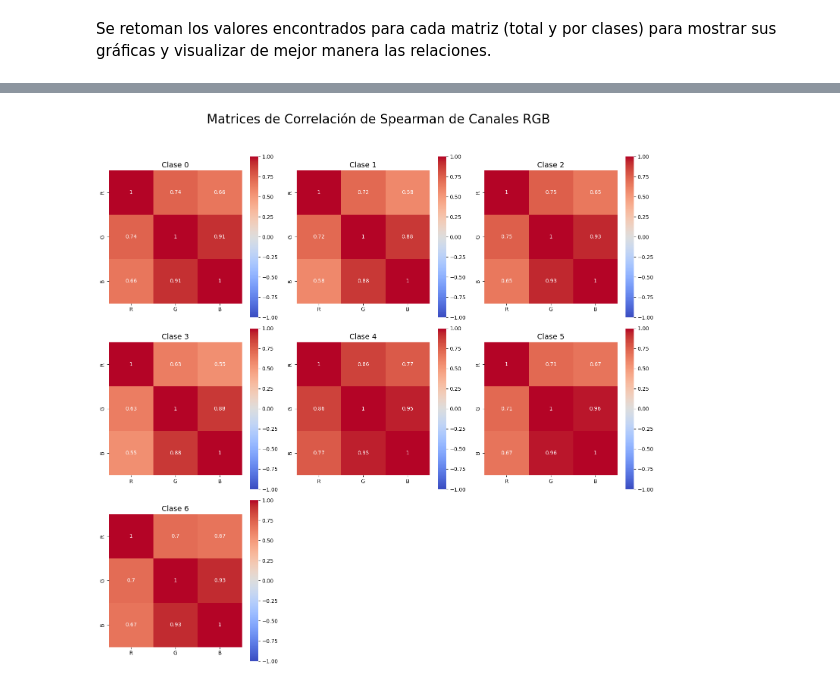
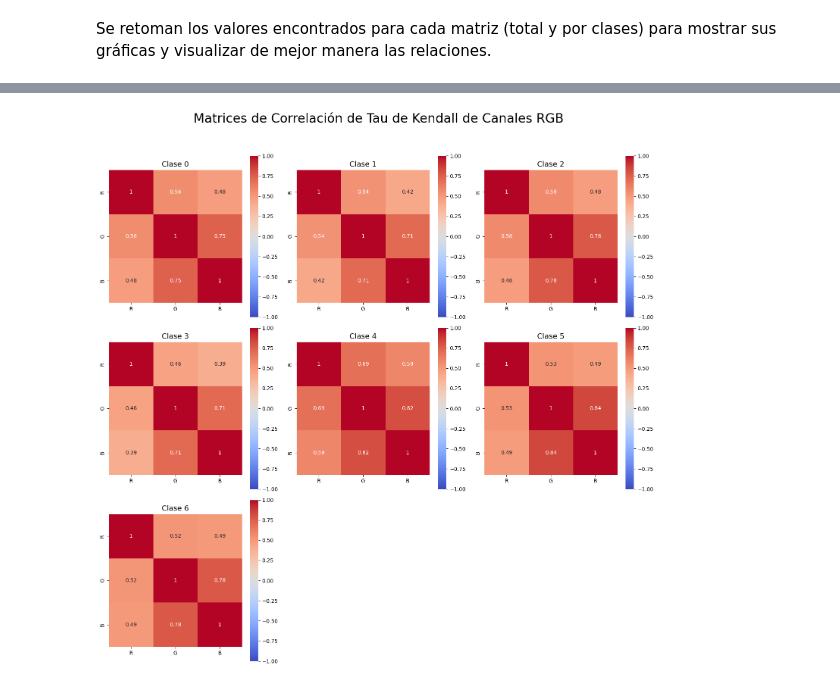
Before and after one commit to matgoni/Dermatology_MNIST, a Jupyter notebook: Correlación de Tau de Kendall.ipynb, the cells around one changed output, grey strips where cells are left out. Cells and saved outputs as stored; diff of their text form; code cells hidden in the pictures.

```diff
--- a/Correlación de Tau de Kendall.ipynb
+++ b/Correlación de Tau de Kendall.ipynb
@@ -266,8 +261,8 @@ df_clase_3 = pd.DataFrame({
     'B': dermatofibroma_28[:, :, :, 2].flatten()
 })
 
-m_3 = df_clase_3.corr(method='spearman')
+m_3 = df_clase_3.corr(method='kendall')
 
-print("Matriz de correlación de Spearman entre canales RGB:")
+print("Matriz de correlación de Tau de Kendall entre canales RGB:")
 print(m_3)
 # %% [output]
@@ -285,8 +280,8 @@ df_clase_4 = pd.DataFrame({
     'B': melanoma_28[:, :, :, 2].flatten()
 })
 
-m_4 = df_clase_4.corr(method='spearman')
+m_4 = df_clase_4.corr(method='kendall')
 
-print("Matriz de correlación de Spearman entre canales RGB:")
+print("Matriz de correlación de Tau de Kendall entre canales RGB:")
 print(m_4)
 # %% [output]
@@ -304,8 +299,8 @@ df_clase_5 = pd.DataFrame({
     'B': melanocytic_nevi_28[:, :, :, 2].flatten()
 })
 
-m_5 = df_clase_5.corr(method='spearman')
+m_5 = df_clase_5.corr(method='kendall')
 
-print("Matriz de correlación de Spearman entre canales RGB:")
+print("Matriz de correlación de Tau de Kendall entre canales RGB:")
 print(m_5)
 # %% [output]
@@ -323,8 +318,8 @@ df_clase_6 = pd.DataFrame({
     'B': vascular_lesions_28[:, :, :, 2].flatten()
 })
 
-m_6 = df_clase_6.corr(method='spearman')
+m_6 = df_clase_6.corr(method='kendall')
 
-print("Matriz de correlación de Spearman entre canales RGB:")
+print("Matriz de correlación de Tau de Kendall entre canales RGB:")
 print(m_6)
 # %% [output]
@@ -350,24 +343,24 @@ La matriz de correlación de Spearman indica que existe una relación lineal muy
 # %%
 # Supongamos que tienes tus 6 matrices de correlación en una lista
 matrices_correlacion = [m_0, m_1, m_2, m_3, m_4, m_5, m_6]
 
 # Configurar la figura y las subplots en un layout de 3x2
 fig, axes = plt.subplots(3, 3, figsize=(15, 15))
-fig.suptitle("Matrices de Correlación de Spearman de Canales RGB", fontsize=24)
+fig.suptitle("Matrices de Correlación de Tau de Kendall de Canales RGB", fontsize=24)
 
 # Graficar cada matriz de correlación
 for i, matriz in enumerate(matrices_correlacion):
     ax = axes[i // 3, i % 3]
     axes[2, 1].axis('off')  # Ocultar la celda [2, 1]
     axes[2, 2].axis('off')  # Ocultar la celda [2, 2]
     sns.heatmap(matriz, annot=True, cmap="coolwarm", ax=ax, cbar=True, square=True,
                 vmin=-1, vmax=1)  # Ajusta los límites a [-1, 1] para correlación
     ax.set_title(f'Clase {i}', fontsize=14)
 
 
 
 # Ajustar los espacios entre subplots
 plt.tight_layout(rect=[0, 0, 1, 0.95])
 plt.show()
 # %% [output]
-[figure, old version]
+[figure, new version]
```
Also changed, not shown: parts of 16 cells of this notebook, 3 other files.
